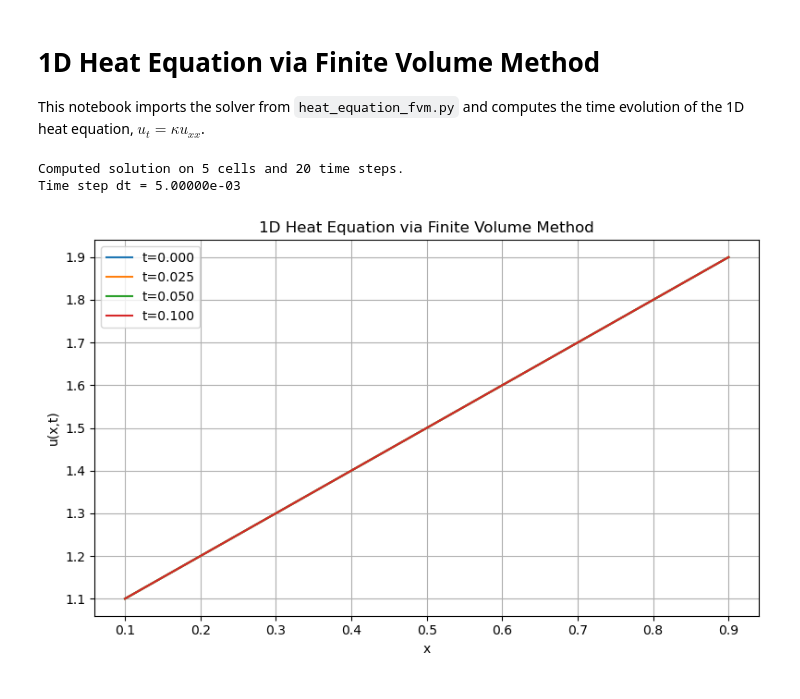
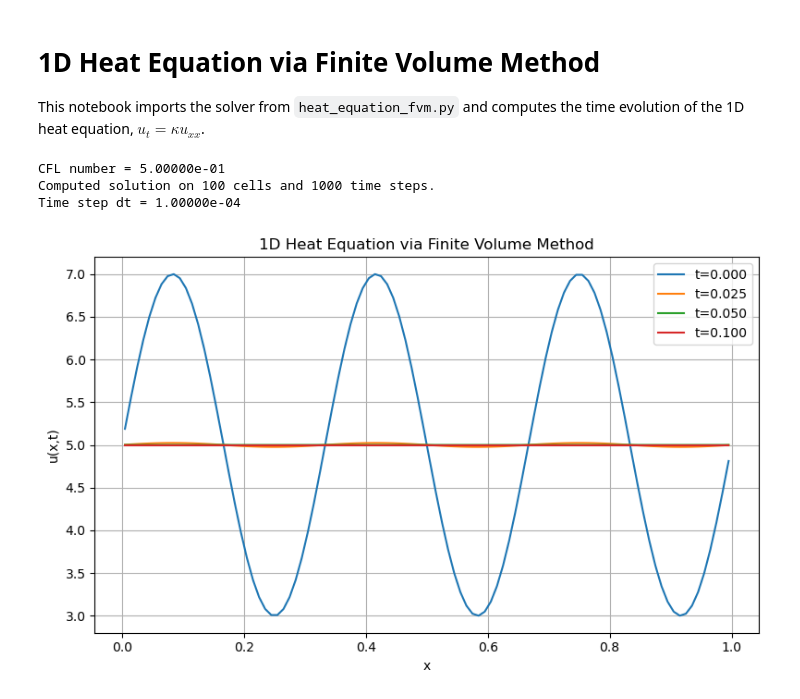
Before and after one commit to ttrent/HeatDispersion_FiniteVolume, a Jupyter notebook: heat_equation_fvm.ipynb, the cells around one changed output. Drawn from its saved outputs; the diff is of its cells as text; code cells hidden in the pictures.

Commit message:
Updated heat_equation_fvm.ipynb with multiprocessing, ffmpeg integration, sinusoidal fitting, and fractional difference analysis

```diff
--- a/heat_equation_fvm.ipynb
+++ b/heat_equation_fvm.ipynb
@@ -9,46 +9,55 @@ import importlib
 import heat_equation_fvm
 # %%
 # Parameters for the finite volume solver
-nx = 5
-nt = 20
+nx = 100
+nt = 1000
 t_end = 0.1
 kappa = 0.5
 length = 1.0
 left_bc = 1.0
 right_bc = 2.0
 
+dx = length / nx
+dt = t_end / nt
+cfl = kappa * dt / dx**2
+print(f'CFL number = {cfl:.5e}')
+
 # Reload the module to get the latest changes
 importlib.reload(heat_equation_fvm)
 
-initial_condition = heat_equation_fvm.linear_initial_condition
-
+initial_condition = heat_equation_fvm.sinusoidal_initial_condition
+# initial_condition = heat_equation_fvm.flat_initial_condition
 x, times, solutions = heat_equation_fvm.solve_heat_equation_fvm(
     nx=nx,
     nt=nt,
     t_end=t_end,
     length=length,
     kappa=kappa,
     left_bc=left_bc,
     right_bc=right_bc,
     initial_condition=initial_condition,
+    flux=heat_equation_fvm.heat_flux,
+    periodic=True,
 )
 
+# print(solutions)
 print(f'Computed solution on {nx} cells and {nt} time steps.')
 print(f'Time step dt = {t_end/nt:.5e}')
+# print(solutions[0]-solutions[-1])
+
+selected_indices = [0, len(times)//4, len(times)//2, -1]
+plt.figure(figsize=(8, 5))
+for idx in selected_indices:
+    plt.plot(x, solutions[idx], label=f't={times[idx]:.3f}')
+plt.xlabel('x')
+plt.ylabel('u(x,t)')
+plt.title('1D Heat Equation via Finite Volume Method')
+plt.legend()
+plt.grid(True)
+plt.tight_layout()
+plt.show()
 # %% [output]
-Computed solution on 5 cells and 20 time steps.
-Time step dt = 5.00000e-03
+CFL number = 5.00000e-01
+Computed solution on 100 cells and 1000 time steps.
+Time step dt = 1.00000e-04
+[figure, added]
-# %%
-selected_indices = [0, len(times)//4, len(times)//2, -1]
-plt.figure(figsize=(8, 5))
-for idx in selected_indices:
-    plt.plot(x, solutions[idx], label=f't={times[idx]:.3f}')
-plt.xlabel('x')
-plt.ylabel('u(x,t)')
-plt.title('1D Heat Equation via Finite Volume Method')
-plt.legend()
-plt.grid(True)
-plt.tight_layout()
-plt.show()
-# %% [output]
-[figure, removed]
```
Also changed, not shown: parts of 6 cells of this notebook, 3 other files.
